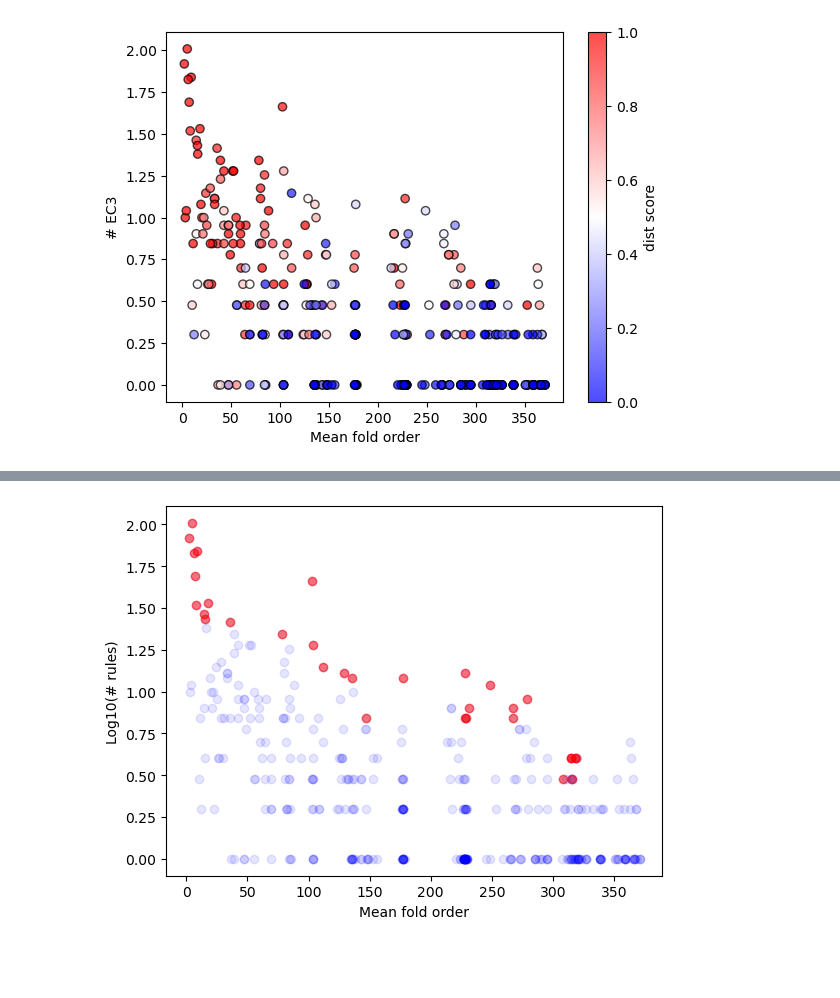
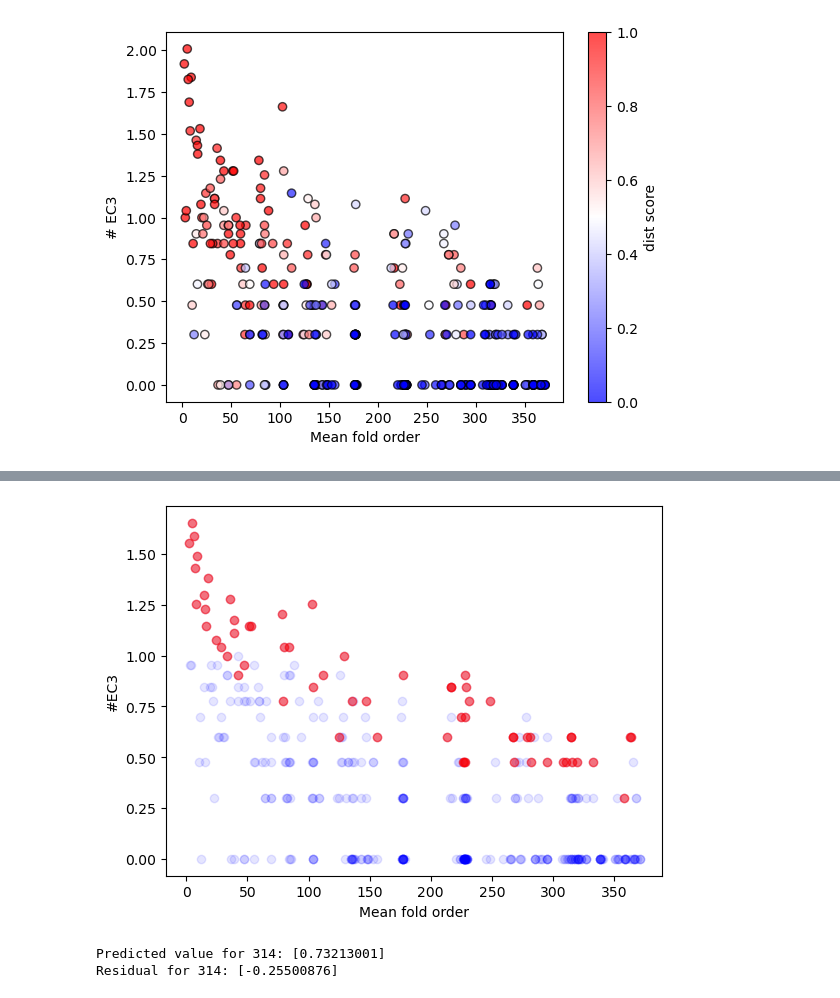
Before and after one commit to tseamuscorlett/enzyme-gated-network-expansion, a Jupyter notebook: evolvability.ipynb, the cells around one changed output, grey strips where cells are left out. Saved outputs shown, nothing was run; the diff lists cells and outputs as text; code cells hidden in the pictures; blank space fills up the shorter version.

```diff
--- a/evolvability.ipynb
+++ b/evolvability.ipynb
@@ -391,11 +404,11 @@ len(target), len(outliers2)
 # %%
 fig, ax = plt.subplots()
 
-dict1 = feature1
-dict2 = target
+dict1 = x2foMean
+dict2 = x2rulesNum_run
 
 # dict3 = {k:v for k,v in feature1.items() if k in outlier_keys2 and x2rulesNum_run[k] > 3}  # above plane
-dict3 = {k:v for k,v in feature1.items() if k in outlier_keys and x2rulesNum_run[k] > 3}  # 1.5*std
+dict3 = {k:v for k,v in x2foMean.items() if k in outlier_keys and x2rulesNum_run[k] > 3}  # 1.5*std
 
 valid_keys, data1, data2 = todata(dict1, dict2)
 valid_keys, data3, data4 = todata(dict3, dict2)
@@ -637,7 +681,7 @@ divide by zero encountered in log10
 # 3D regression with x2numEC3, x2foMean, x2ds
 
 # target = x2rulesNum_run  # target (dependent);
-target = {k:np.log10(v) for k,v in x2numEC3.items() if not v == 0}  # target (dependent); log10, remove 0's
+target = {k:np.log10(v) for k,v in x2numEC2.items() if not v == 0}  # target (dependent); log10, remove 0's
 feature1 = {k:v for k,v in x2foMean.items() if k in target}  # feature (independent)
 feature2 = {k:v for k,v in x2ds_run.items() if k in target}  # feature (independent)
 
@@ -660,0 +705,6 @@ Intercept: 0.3981892972036426
+# %%
+# these 3 folds have no reactions with EC number assigned!
+
+for k,v in x2numEC2.items():
+    if v == 0:
+        print(k,v, x2numEC1[k], x2numEC3[k], x2rn_run[k])
@@ -707,7 +814,7 @@ mean_residual = np.mean(residuals)
 std_residual = np.std(residuals)
 
 # Define a threshold for outliers (e.g., residuals greater than X standard deviations from the mean)
-threshold = 1.5 * std_residual
+threshold = 1 * std_residual
 
 # Identify index of outliers
 outliers = np.where((np.abs(residuals - mean_residual) > threshold) & (residuals > 0))[0]  # make sure it's positive
@@ -732,22 +850,33 @@ len(target), len(outliers)
 # %%
 fig, ax = plt.subplots()
 
 dict1 = feature1
 dict2 = target
 
 # dict3 = {k:v for k,v in feature1.items() if k in outlier_keys2 and x2rulesNum_run[k] > 3}  # above plane
-dict3 = {k:v for k,v in feature1.items() if k in outlier_keys and x2rulesNum_run[k] > 3}  # 1.5*std
+dict3 = {k:v for k,v in feature1.items() if k in outlier_keys}
 
 valid_keys, data1, data2 = todata(dict1, dict2)
 valid_keys, data3, data4 = todata(dict3, dict2)
 
 # data2 = np.log10(data2)
 # data4 = np.log10(data4)
 
 plt.scatter(data1, data2, marker='o', color='b', alpha = 0.1, label='Data Points', zorder=2)
 plt.scatter(data3, data4, marker='o', color='r', alpha = 0.5, label='Data Points', zorder=2)
 plt.xlabel('Mean fold order')
-plt.ylabel('Log10(# rules)')
+plt.ylabel('#EC3')
 plt.show()
 # %% [output]
-[figure, old version]
+[figure, new version]
+# %%
+# Get the predicted value & residual for an X-group
+x = '314'
+
+p = model.predict(np.array([[feature1[x], feature2[x]]]))
+r = target[x] - p
+print(f"Predicted value for {x}: {p}")
+print(f"Residual for {x}: {r}")
+# %% [output]
+Predicted value for 314: [0.73213001]
+Residual for 314: [-0.25500876]
```
Also changed, not shown: parts of 75 cells of this notebook, 5 other files.
